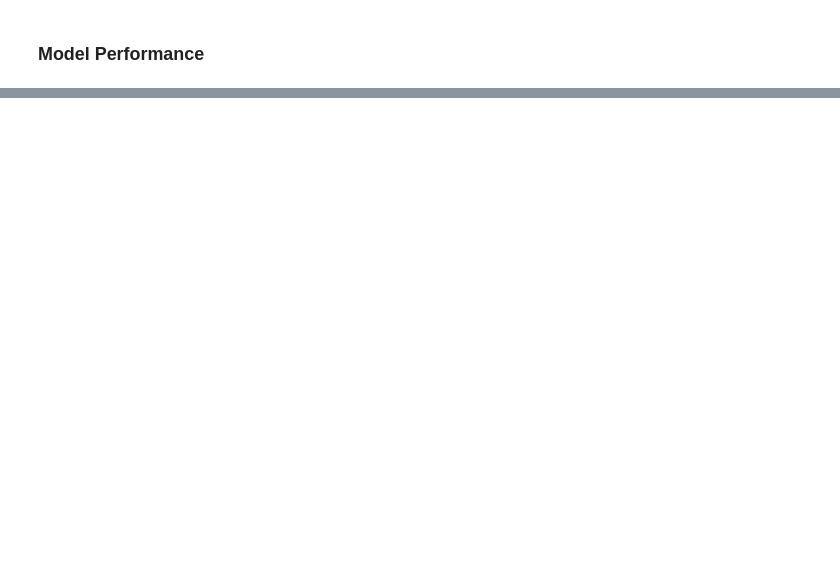
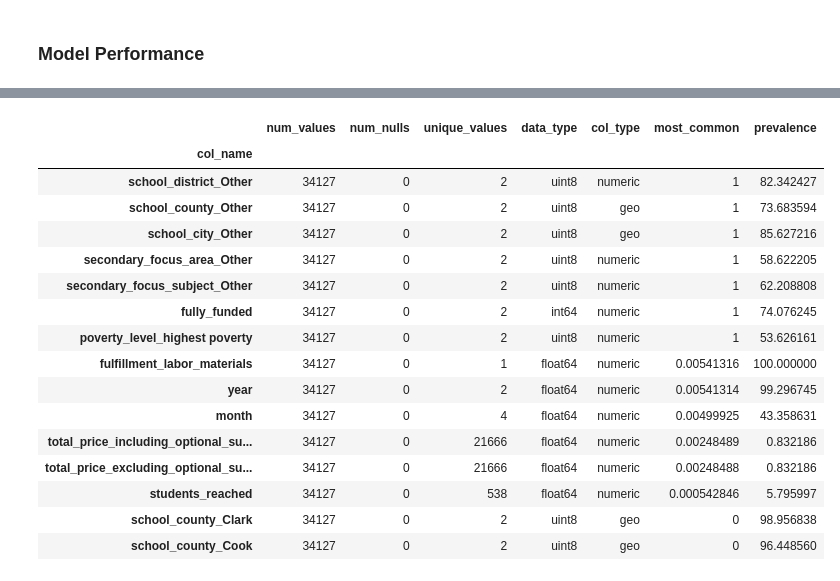
Before and after one commit to anmolchaturvedi/predicting_excitement, a Jupyter notebook: donors_choose.ipynb, the cells around one changed output, grey strips where cells are left out. Saved outputs shown, nothing was run; the diff lists cells and outputs as text; code cells hidden in the pictures; blank space fills up the shorter version.

```diff
--- a/donors_choose.ipynb
+++ b/donors_choose.ipynb
@@ -804,0 +707,21 @@ The only model with an AUC ROC exceeding baseline predictions was a logisitic re
+# %%
+set3_summary, _ = ml.summarize_df(fg_sets[3][1])
+set3_summary.sort_values(by='most_common', ascending = False).head(15)
+# %% [output]
+|  | num_values | num_nulls | unique_values | data_type | col_type | most_common | prevalence |
+| col_name |  |  |  |  |  |  |  |
+| school_district_Other | 34127 | 0 | 2 | uint8 | numeric | 1 | 82.342427 |
+| school_county_Other | 34127 | 0 | 2 | uint8 | geo | 1 | 73.683594 |
+| school_city_Other | 34127 | 0 | 2 | uint8 | geo | 1 | 85.627216 |
+| secondary_focus_area_Other | 34127 | 0 | 2 | uint8 | numeric | 1 | 58.622205 |
+| secondary_focus_subject_Other | 34127 | 0 | 2 | uint8 | numeric | 1 | 62.208808 |
+| fully_funded | 34127 | 0 | 2 | int64 | numeric | 1 | 74.076245 |
+| poverty_level_highest poverty | 34127 | 0 | 2 | uint8 | numeric | 1 | 53.626161 |
+| fulfillment_labor_materials | 34127 | 0 | 1 | float64 | numeric | 0.00541316 | 100.000000 |
+| year | 34127 | 0 | 2 | float64 | numeric | 0.00541314 | 99.296745 |
+| month | 34127 | 0 | 4 | float64 | numeric | 0.00499925 | 43.358631 |
+| total_price_including_optional_su... | 34127 | 0 | 21666 | float64 | numeric | 0.00248489 | 0.832186 |
+| total_price_excluding_optional_su... | 34127 | 0 | 21666 | float64 | numeric | 0.00248488 | 0.832186 |
+| students_reached | 34127 | 0 | 538 | float64 | numeric | 0.000542846 | 5.795997 |
+| school_county_Clark | 34127 | 0 | 2 | uint8 | geo | 0 | 98.956838 |
+| school_county_Cook | 34127 | 0 | 2 | uint8 | geo | 0 | 96.448560 |
```
Also changed, not shown: parts of 24 cells of this notebook, 1 other file.
